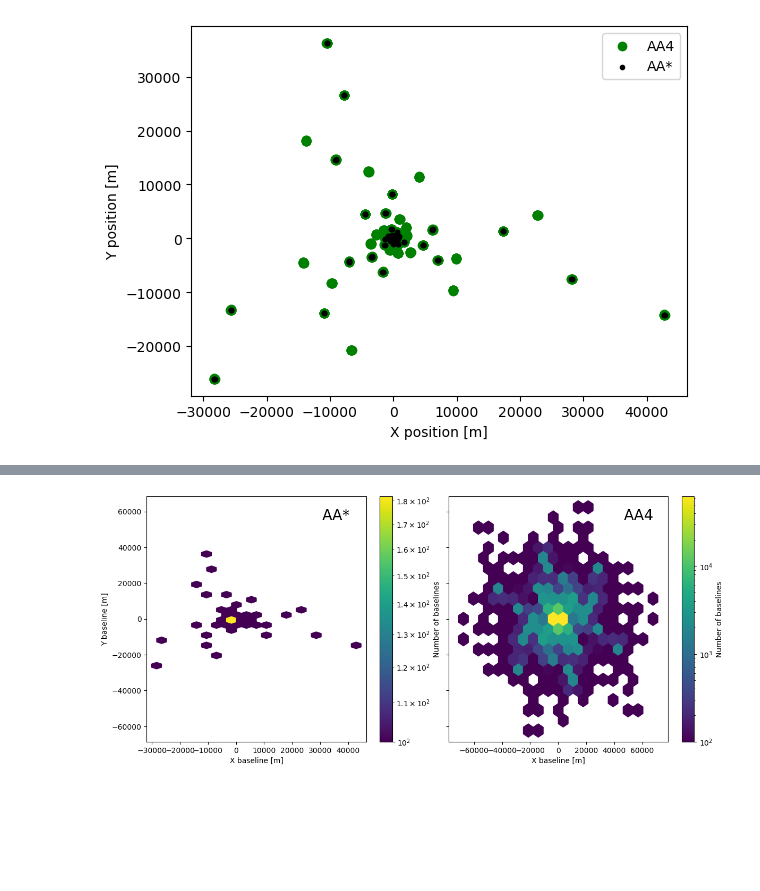
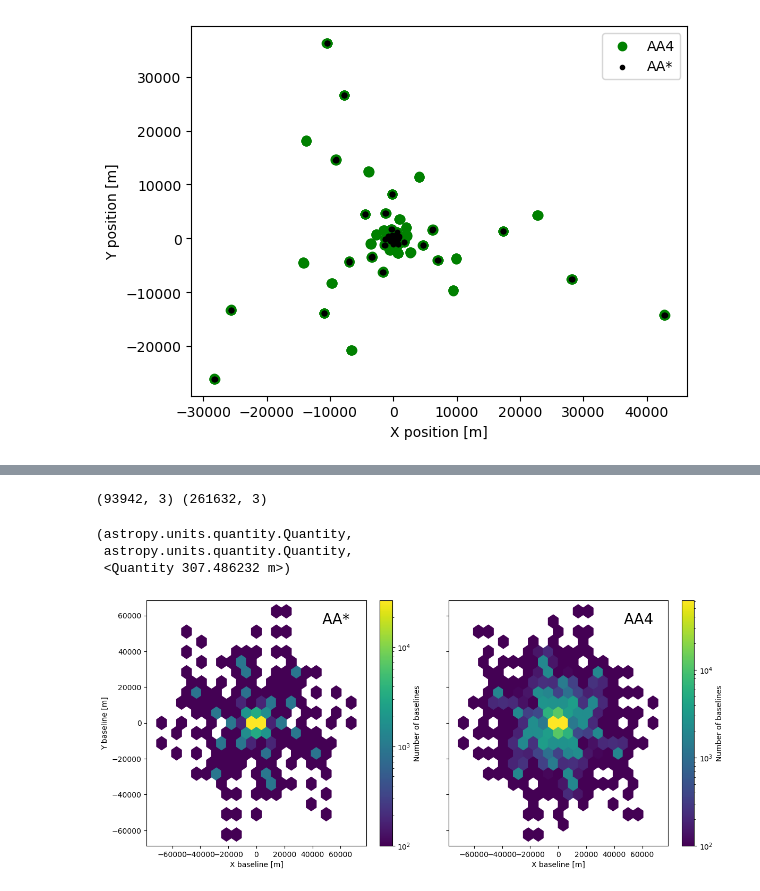
Before and after one commit to sambit-giri/tools21cm, a Jupyter notebook: notebooks/compare_noise_calc_21cmSense.ipynb, the cells around one changed output, grey strips where cells are left out. Cells and saved outputs as stored; diff of their text form; code cells hidden in the pictures; blank space fills up the shorter version.

```diff
--- a/notebooks/compare_noise_calc_21cmSense.ipynb
+++ b/notebooks/compare_noise_calc_21cmSense.ipynb
@@ -187,28 +285,40 @@ $[[0,~-307.48623,~2.0872334,~\dots,~-1824.71,~-1771.1563,~-1834.9507],~
+# %%
+aastar_baselines = t2c.antenna_positions_to_baselines(aastar_layout)
+aa4_baselines = t2c.antenna_positions_to_baselines(aa4_layout)
+print(aastar_baselines.shape, aa4_baselines.shape)
+# %% [output]
+(93942, 3) (261632, 3)
+# %%
+type(aastar_layout),  type(aastar_baselines), aastar_baselines[0,0]
+# %% [output]
+(astropy.units.quantity.Quantity,
+ astropy.units.quantity.Quantity,
+ <Quantity 307.486232 m>)
 # %%
 fig, ax = plt.subplots(1, 2, figsize=(14, 6), sharey=True, gridspec_kw={"wspace": 0.1})
 im = ax[0].hexbin(
-    aa4_layout[:, 0],
-    aa4_layout[:, 1],
+    aastar_baselines[:, 0],
+    aastar_baselines[:, 1],
     label="AA*",
     gridsize=20,
     bins="log",
     vmin=100,
 )
 plt.colorbar(im, ax=ax[0], label="Number of baselines")
 im = ax[1].hexbin(
-    aa4.baselines_metres[:, :, 0].ravel(),
-    aa4.baselines_metres[:, :, 1].ravel(),
+    aa4_baselines[:, 0],
+    aa4_baselines[:, 1],
     label="AA4",
     gridsize=20,
     bins="log",
     vmin=100,
 )
 plt.colorbar(im, ax=ax[1], label="Number of baselines")
 ax[0].set_xlabel("X baseline [m]")
 ax[1].set_xlabel("X baseline [m]")
 ax[0].set_ylabel("Y baseline [m]")
 ax[0].text(0.8, 0.95, "AA*", transform=ax[0].transAxes, fontsize=20, verticalalignment="top")
 ax[1].text(0.8, 0.95, "AA4", transform=ax[1].transAxes, fontsize=20, verticalalignment="top")
 plt.show()
 # %% [output]
-[figure, old version]
+[figure, new version]
```
Also changed, not shown: parts of 11 cells of this notebook, 4 other files.
